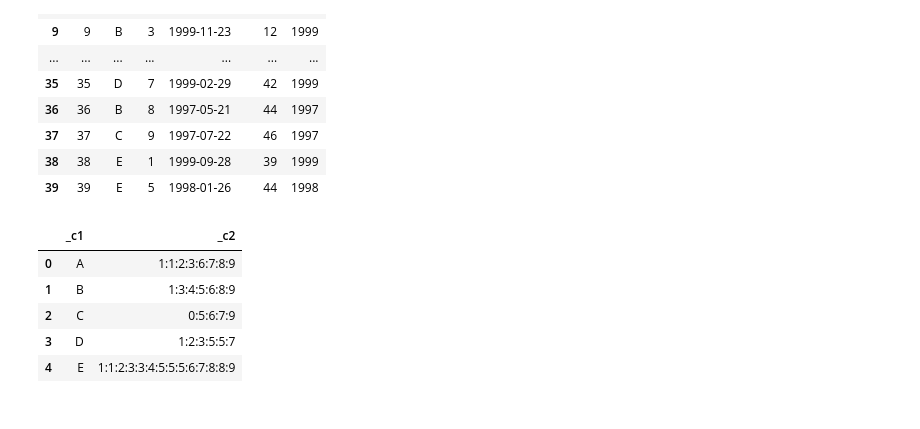
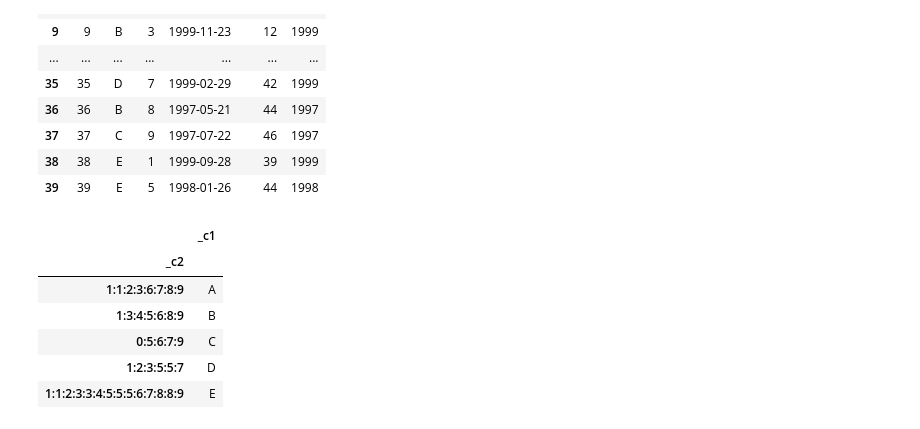
Before and after one commit to ciencia-de-los-datos/programacion-usando-pandas-CCOSORIOT, a Jupyter notebook: Solucion.ipynb, the cells around one changed output. Saved outputs shown, nothing was run; the diff lists cells and outputs as text; code cells hidden in the pictures.

```diff
--- a/Solucion.ipynb
+++ b/Solucion.ipynb
@@ -108,14 +108,19 @@ tbl0
 # %%
 tbl0['_c2'] = tbl0['_c2'].map(str).sort_values()
 tbl0 = tbl0.sort_values(by = ['_c1','_c2'], ascending = True)
-tbl0['Lista'] = tbl0.groupby(['_c1'])['_c2'].transform(lambda x: ':'.join(x))
-Tabla_Duplicados = tbl0[['_c1','Lista']].drop_duplicates()
-Resutado = Tabla_Duplicados.rename(columns= {'Lista':'_c2'}).reset_index(drop= True)
-Resutado
+tbl0['y'] = tbl0.groupby(['_c1'])['_c2'].transform(lambda x: ':'.join(x))
+
+
+x = tbl0[['_c1','y']].drop_duplicates()
+x
+z = x.rename(columns= {'y':'_c2'}).reset_index(drop= True).set_index('_c2')
+
+z
 # %% [output]
-|  | _c1 | _c2 |
-| 0 | A | 1:1:2:3:6:7:8:9 |
-| 1 | B | 1:3:4:5:6:8:9 |
-| 2 | C | 0:5:6:7:9 |
-| 3 | D | 1:2:3:5:5:7 |
-| 4 | E | 1:1:2:3:3:4:5:5:5:6:7:8:8:9 |
+|  | _c1 |
+| _c2 |  |
+| 1:1:2:3:6:7:8:9 | A |
+| 1:3:4:5:6:8:9 | B |
+| 0:5:6:7:9 | C |
+| 1:2:3:5:5:7 | D |
+| 1:1:2:3:3:4:5:5:5:6:7:8:8:9 | E |
```
Also changed, not shown: parts of 2 cells of this notebook, 1 other file.
